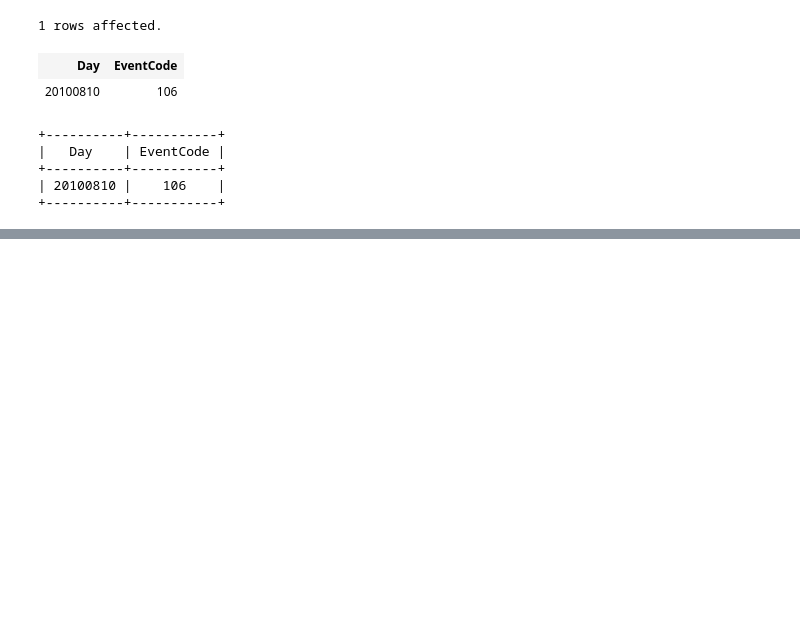
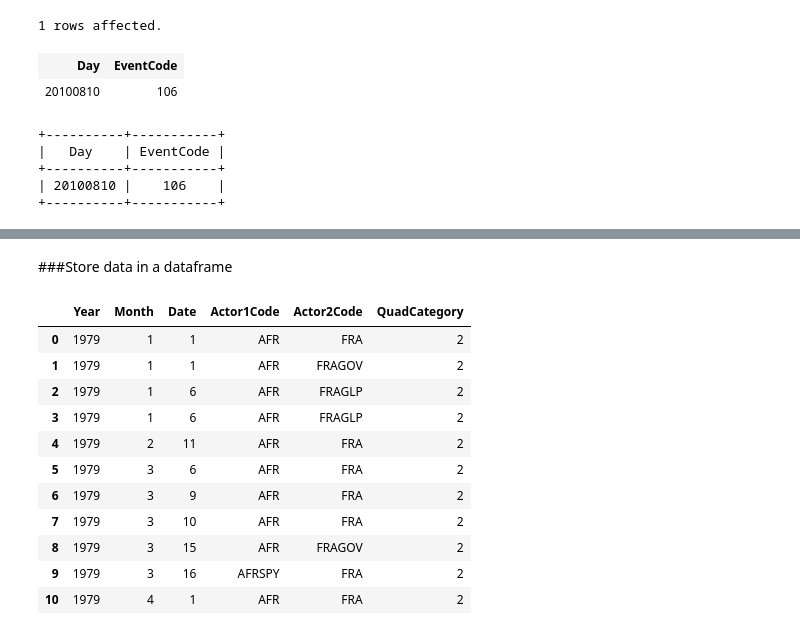
Before and after one commit to jiaweih/sql, a Jupyter notebook: sql.ipynb, the cells around one changed output, grey strips where cells are left out. Cells and saved outputs as stored; diff of their text form; code cells hidden in the pictures; blank space fills up the shorter version.

```diff
--- a/sql.ipynb
+++ b/sql.ipynb
@@ -108,0 +127,6 @@ print _
+# %%
+qry = '''select * from Events
+         where
+         substring(Actor1Code, 1, 3) = "AFR" and
+         substring(Actor2Code, 1, 3) = "FRA"
+      '''
@@ -108,0 +148,25 @@ print _
+# %% [markdown]
+###Store data in a dataframe
+# %%
+import pandas as pd
+df = pd.DataFrame(result, columns=result.keys)
+
+df['Year'] = df.Day.map(lambda x: int(x[:4]))
+df['Month'] = df.Day.map(lambda x: int(x[4:6]))
+df['Date'] = df.Day.map(lambda x: int(x[6:]))
+df = df.drop('Day', axis=1)
+
+df.ix[:10,['Year', 'Month', 'Date', 'Actor1Code', 'Actor2Code', 'QuadCategory']]
+# %% [output]
+|  | Year | Month | Date | Actor1Code | Actor2Code | QuadCategory |
+| 0 | 1979 | 1 | 1 | AFR | FRA | 2 |
+| 1 | 1979 | 1 | 1 | AFR | FRAGOV | 2 |
+| 2 | 1979 | 1 | 6 | AFR | FRAGLP | 2 |
+| 3 | 1979 | 1 | 6 | AFR | FRAGLP | 2 |
+| 4 | 1979 | 2 | 11 | AFR | FRA | 2 |
+| 5 | 1979 | 3 | 6 | AFR | FRA | 2 |
+| 6 | 1979 | 3 | 9 | AFR | FRA | 2 |
+| 7 | 1979 | 3 | 10 | AFR | FRA | 2 |
+| 8 | 1979 | 3 | 15 | AFR | FRAGOV | 2 |
+| 9 | 1979 | 3 | 16 | AFRSPY | FRA | 2 |
+| 10 | 1979 | 4 | 1 | AFR | FRA | 2 |
```
Also changed, not shown: parts of 9 cells of this notebook.
